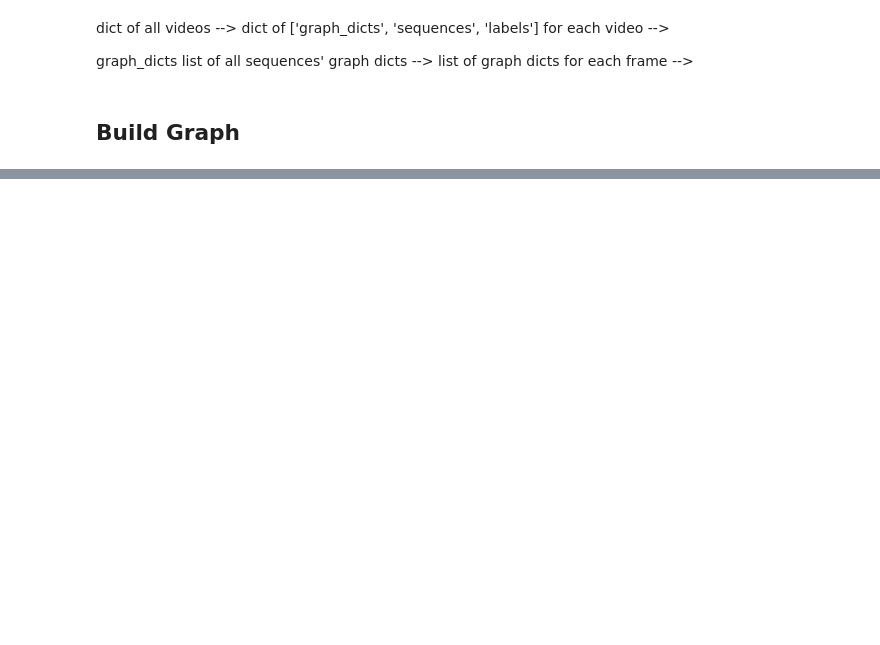
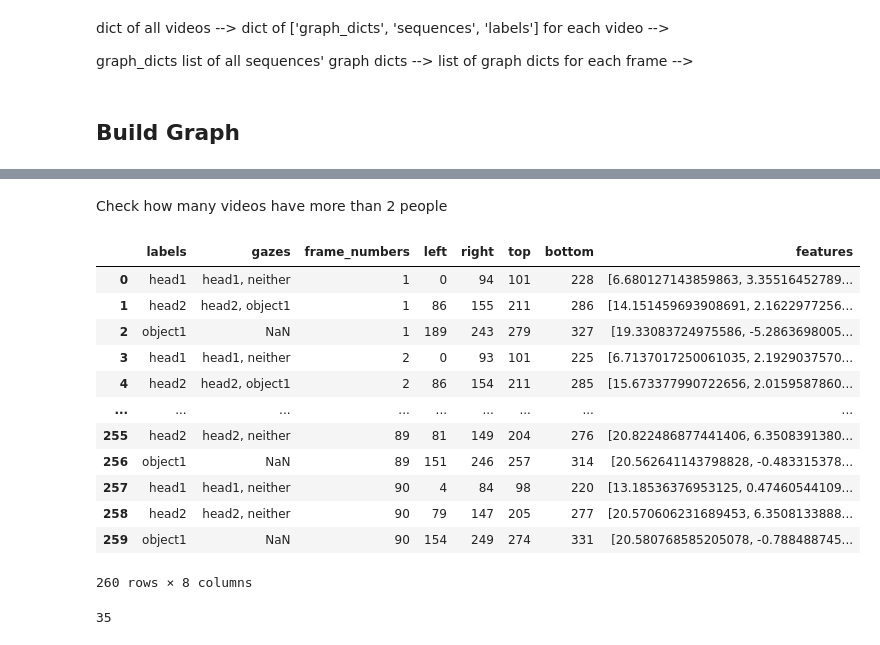
Before and after one commit to qinwenshuo/SocialGNN_encoding, a Jupyter notebook: reproduce_preprocessing.ipynb, the cells around one changed output, grey strips where cells are left out. Saved outputs shown, nothing was run; the diff lists cells and outputs as text; code cells hidden in the pictures; blank space fills up the shorter version.

```diff
--- a/reproduce_preprocessing.ipynb
+++ b/reproduce_preprocessing.ipynb
@@ -610,0 +731,20 @@ AttributeError: 'list' object has no attribute 'keys'
+# %% [markdown]
+Check how many videos have more than 2 people
+# %%
+annot = load_pickle('Data/preprocess/video_data/-YwZOeyAQC8_15.mp4/annotations')
+# %%
+annot
+# %% [output]
+|  | labels | gazes | frame_numbers | left | right | top | bottom | features |
+| 0 | head1 | head1, neither | 1 | 0 | 94 | 101 | 228 | [6.680127143859863, 3.35516452789... |
+| 1 | head2 | head2, object1 | 1 | 86 | 155 | 211 | 286 | [14.151459693908691, 2.1622977256... |
+| 2 | object1 | NaN | 1 | 189 | 243 | 279 | 327 | [19.33083724975586, -5.2863698005... |
+| 3 | head1 | head1, neither | 2 | 0 | 93 | 101 | 225 | [6.7137017250061035, 2.1929037570... |
+| 4 | head2 | head2, object1 | 2 | 86 | 154 | 211 | 285 | [15.673377990722656, 2.0159587860... |
+| ... | ... | ... | ... | ... | ... | ... | ... | ... |
+| 255 | head2 | head2, neither | 89 | 81 | 149 | 204 | 276 | [20.822486877441406, 6.3508391380... |
+| 256 | object1 | NaN | 89 | 151 | 246 | 257 | 314 | [20.562641143798828, -0.483315378... |
+| 257 | head1 | head1, neither | 90 | 4 | 84 | 98 | 220 | [13.18536376953125, 0.47460544109... |
+| 258 | head2 | head2, neither | 90 | 79 | 147 | 205 | 277 | [20.570606231689453, 6.3508133888... |
+| 259 | object1 | NaN | 90 | 154 | 249 | 274 | 331 | [20.580768585205078, -0.788488745... |
+260 rows × 8 columns
@@ -610,0 +767,4 @@ AttributeError: 'list' object has no attribute 'keys'
+# %%
+len(not_valid_videos)
+# %% [output]
+35
```
Also changed, not shown: parts of 76 cells of this notebook, 6 other files.
